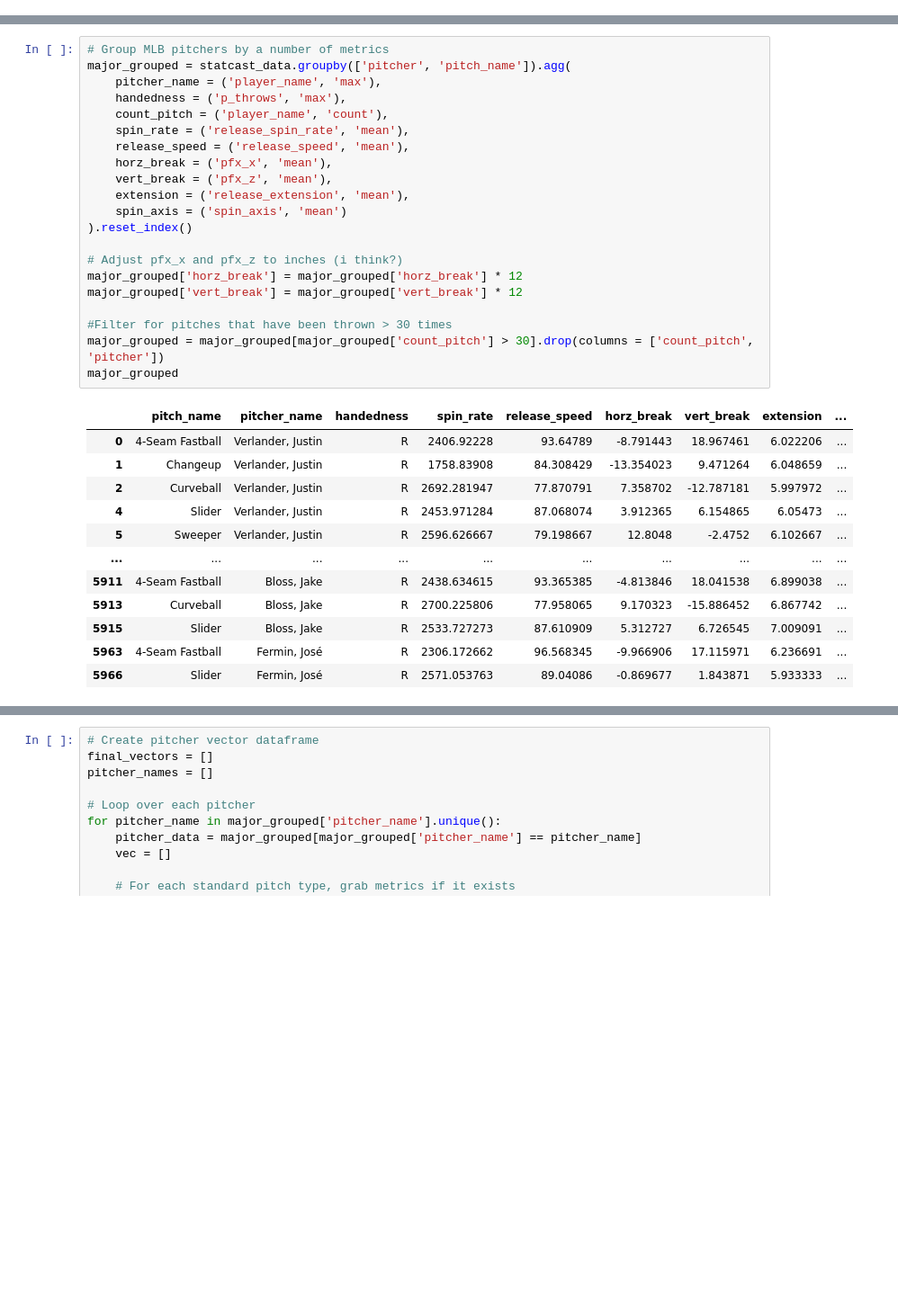
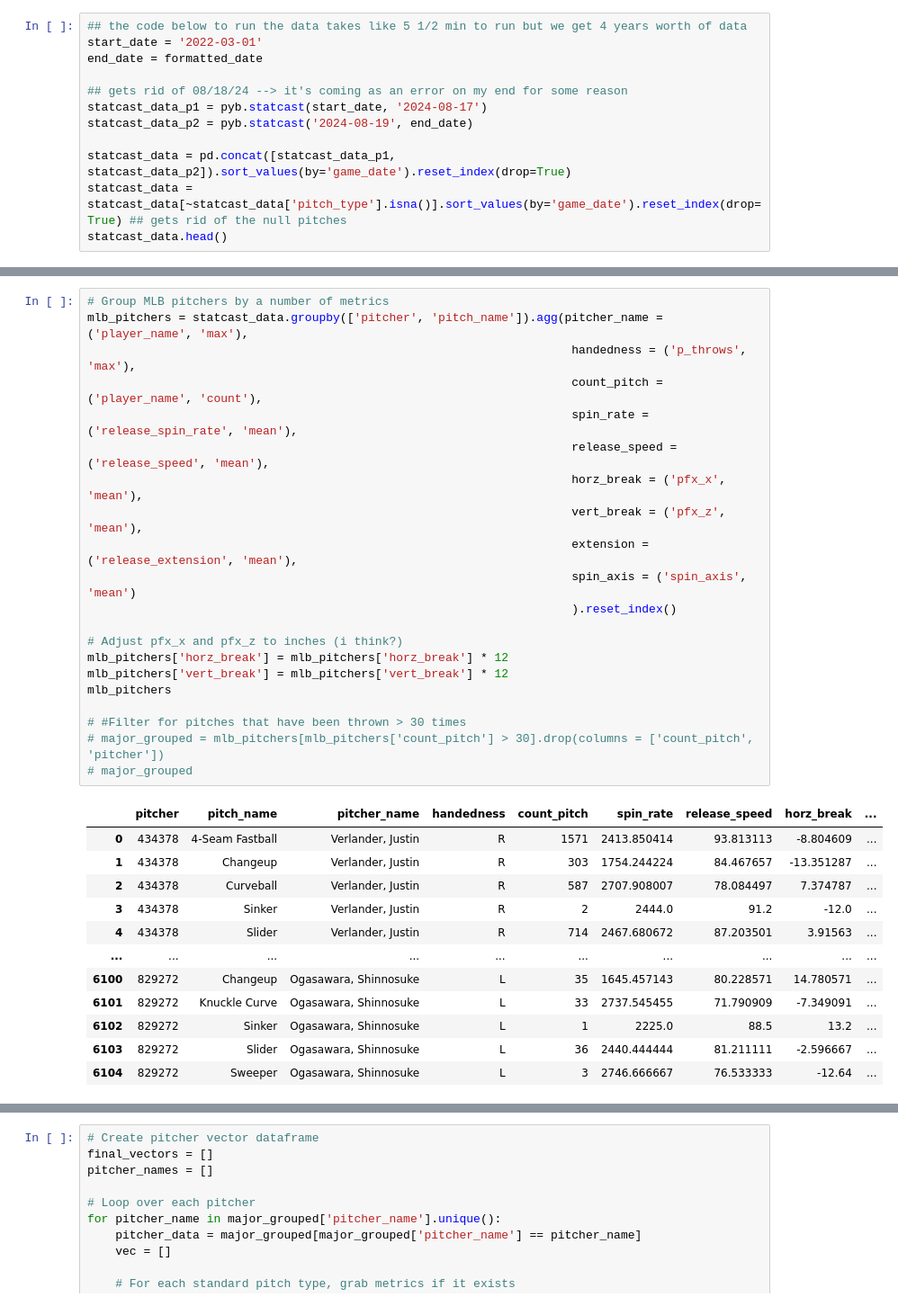
Before and after one commit to jackkalsched/UCSD_Baseball_25, a Jupyter notebook: Pitching/mlb arsenal comparisons/big_league_comparison.ipynb, the cells around one changed output, grey strips where cells are left out. Shown at 90% size. Drawn from its saved outputs; the diff is of its cells as text; blank space fills up the shorter version.

```diff
--- a/Pitching/mlb arsenal comparisons/big_league_comparison.ipynb
+++ b/Pitching/mlb arsenal comparisons/big_league_comparison.ipynb
@@ -20,0 +29,12 @@ statcast_data.sample()
+# %%
+## the code below to run the data takes like 5 1/2 min to run but we get 4 years worth of data
+start_date = '2022-03-01'
+end_date = formatted_date
+
+## gets rid of 08/18/24 --> it's coming as an error on my end for some reason
+statcast_data_p1 = pyb.statcast(start_date, '2024-08-17')
+statcast_data_p2 = pyb.statcast('2024-08-19', end_date)
+
+statcast_data = pd.concat([statcast_data_p1, statcast_data_p2]).sort_values(by='game_date').reset_index(drop=True)
+statcast_data = statcast_data[~statcast_data['pitch_type'].isna()].sort_values(by='game_date').reset_index(drop=True) ## gets rid of the null pitches
+statcast_data.head()
@@ -44,34 +102,34 @@ Gathering Player Data
 # %%
 # Group MLB pitchers by a number of metrics
-major_grouped = statcast_data.groupby(['pitcher', 'pitch_name']).agg(
-    pitcher_name = ('player_name', 'max'),
-    handedness = ('p_throws', 'max'),
-    count_pitch = ('player_name', 'count'),
-    spin_rate = ('release_spin_rate', 'mean'),
-    release_speed = ('release_speed', 'mean'),
-    horz_break = ('pfx_x', 'mean'),
-    vert_break = ('pfx_z', 'mean'),
-    extension = ('release_extension', 'mean'),
-    spin_axis = ('spin_axis', 'mean')
-).reset_index()
+mlb_pitchers = statcast_data.groupby(['pitcher', 'pitch_name']).agg(pitcher_name = ('player_name', 'max'),
+                                                                     handedness = ('p_throws', 'max'),
+                                                                     count_pitch = ('player_name', 'count'),
+                                                                     spin_rate = ('release_spin_rate', 'mean'),
+                                                                     release_speed = ('release_speed', 'mean'),
+                                                                     horz_break = ('pfx_x', 'mean'),
+                                                                     vert_break = ('pfx_z', 'mean'),
+                                                                     extension = ('release_extension', 'mean'),
+                                                                     spin_axis = ('spin_axis', 'mean')
+                                                                     ).reset_index()
 
 # Adjust pfx_x and pfx_z to inches (i think?)
-major_grouped['horz_break'] = major_grouped['horz_break'] * 12
-major_grouped['vert_break'] = major_grouped['vert_break'] * 12
+mlb_pitchers['horz_break'] = mlb_pitchers['horz_break'] * 12
+mlb_pitchers['vert_break'] = mlb_pitchers['vert_break'] * 12
+mlb_pitchers
 
-#Filter for pitches that have been thrown > 30 times
-major_grouped = major_grouped[major_grouped['count_pitch'] > 30].drop(columns = ['count_pitch', 'pitcher'])
-major_grouped
+# #Filter for pitches that have been thrown > 30 times
+# major_grouped = mlb_pitchers[mlb_pitchers['count_pitch'] > 30].drop(columns = ['count_pitch', 'pitcher'])
+# major_grouped
 # %% [output]
-|  | pitch_name | pitcher_name | handedness | spin_rate | release_speed | horz_break | vert_break | extension | ... |
-| 0 | 4-Seam Fastball | Verlander, Justin | R | 2406.92228 | 93.64789 | -8.791443 | 18.967461 | 6.022206 | ... |
-| 1 | Changeup | Verlander, Justin | R | 1758.83908 | 84.308429 | -13.354023 | 9.471264 | 6.048659 | ... |
-| 2 | Curveball | Verlander, Justin | R | 2692.281947 | 77.870791 | 7.358702 | -12.787181 | 5.997972 | ... |
-| 4 | Slider | Verlander, Justin | R | 2453.971284 | 87.068074 | 3.912365 | 6.154865 | 6.05473 | ... |
-| 5 | Sweeper | Verlander, Justin | R | 2596.626667 | 79.198667 | 12.8048 | -2.4752 | 6.102667 | ... |
+|  | pitcher | pitch_name | pitcher_name | handedness | count_pitch | spin_rate | release_speed | horz_break | ... |
+| 0 | 434378 | 4-Seam Fastball | Verlander, Justin | R | 1571 | 2413.850414 | 93.813113 | -8.804609 | ... |
+| 1 | 434378 | Changeup | Verlander, Justin | R | 303 | 1754.244224 | 84.467657 | -13.351287 | ... |
+| 2 | 434378 | Curveball | Verlander, Justin | R | 587 | 2707.908007 | 78.084497 | 7.374787 | ... |
+| 3 | 434378 | Sinker | Verlander, Justin | R | 2 | 2444.0 | 91.2 | -12.0 | ... |
+| 4 | 434378 | Slider | Verlander, Justin | R | 714 | 2467.680672 | 87.203501 | 3.91563 | ... |
 | ... | ... | ... | ... | ... | ... | ... | ... | ... | ... |
-| 5911 | 4-Seam Fastball | Bloss, Jake | R | 2438.634615 | 93.365385 | -4.813846 | 18.041538 | 6.899038 | ... |
-| 5913 | Curveball | Bloss, Jake | R | 2700.225806 | 77.958065 | 9.170323 | -15.886452 | 6.867742 | ... |
-| 5915 | Slider | Bloss, Jake | R | 2533.727273 | 87.610909 | 5.312727 | 6.726545 | 7.009091 | ... |
-| 5963 | 4-Seam Fastball | Fermin, José | R | 2306.172662 | 96.568345 | -9.966906 | 17.115971 | 6.236691 | ... |
-| 5966 | Slider | Fermin, José | R | 2571.053763 | 89.04086 | -0.869677 | 1.843871 | 5.933333 | ... |
+| 6100 | 829272 | Changeup | Ogasawara, Shinnosuke | L | 35 | 1645.457143 | 80.228571 | 14.780571 | ... |
+| 6101 | 829272 | Knuckle Curve | Ogasawara, Shinnosuke | L | 33 | 2737.545455 | 71.790909 | -7.349091 | ... |
+| 6102 | 829272 | Sinker | Ogasawara, Shinnosuke | L | 1 | 2225.0 | 88.5 | 13.2 | ... |
+| 6103 | 829272 | Slider | Ogasawara, Shinnosuke | L | 36 | 2440.444444 | 81.211111 | -2.596667 | ... |
+| 6104 | 829272 | Sweeper | Ogasawara, Shinnosuke | L | 3 | 2746.666667 | 76.533333 | -12.64 | ... |
```
Also changed, not shown: parts of 20 cells of this notebook, 1 other file.
